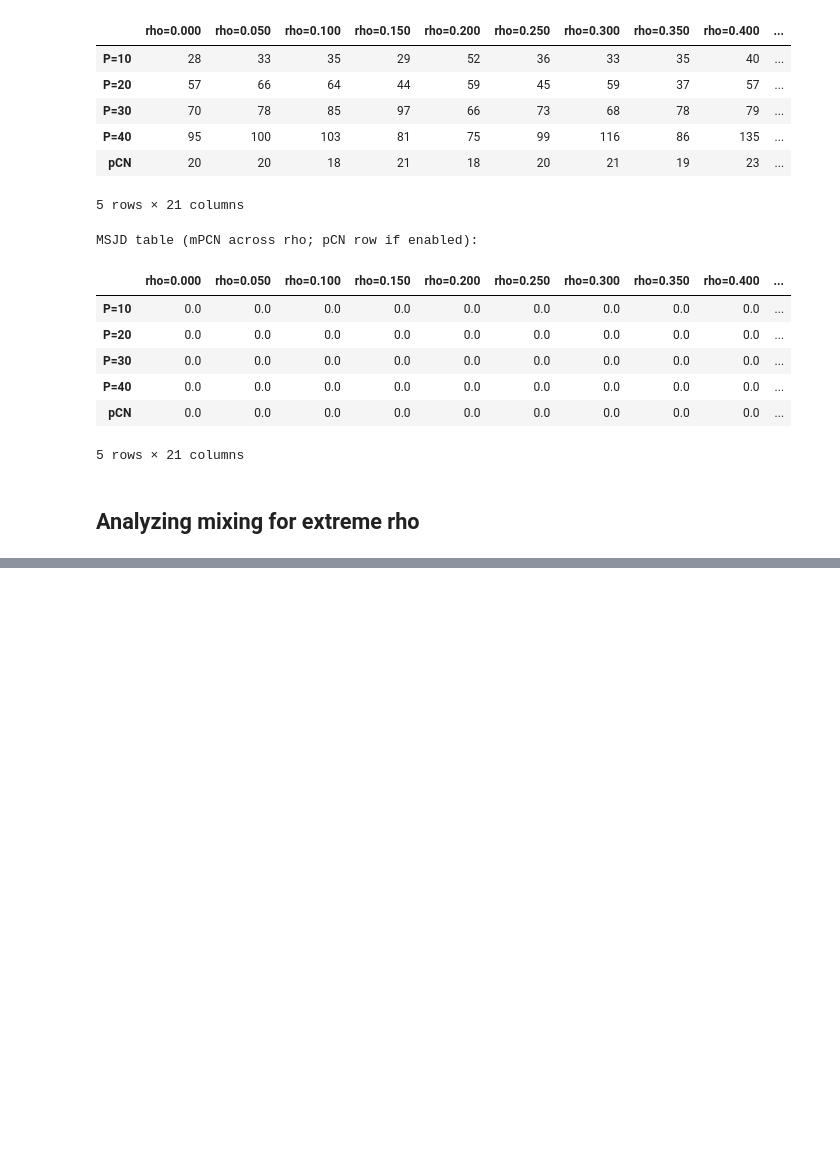
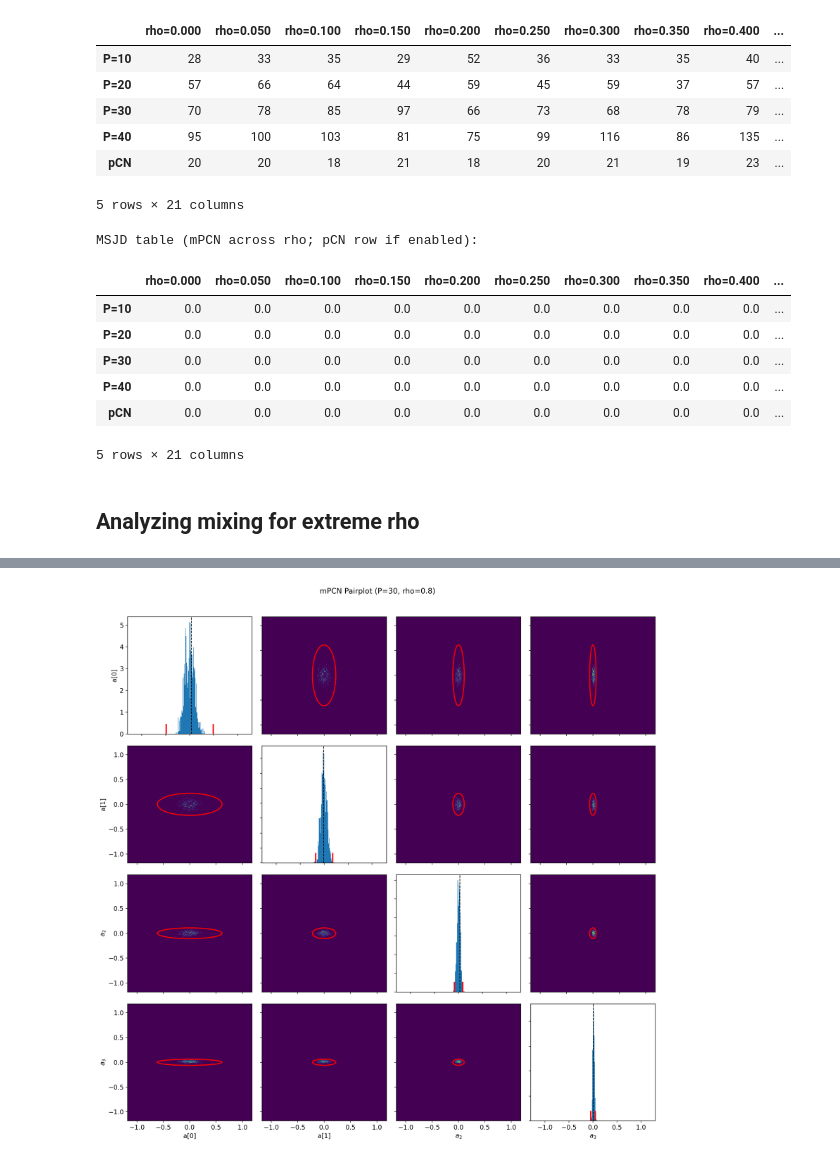
Before and after one commit to guillerminasenn/multiproposal-internal, a Jupyter notebook: notebooks/04_toy_solute_transport_mpcn_P_rho_sweep.ipynb, the cells around one changed output, grey strips where cells are left out. Saved outputs shown, nothing was run; the diff lists cells and outputs as text; code cells hidden in the pictures; blank space fills up the shorter version.

Commit message:
saving plots

```diff
--- a/notebooks/04_toy_solute_transport_mpcn_P_rho_sweep.ipynb
+++ b/notebooks/04_toy_solute_transport_mpcn_P_rho_sweep.ipynb
@@ -73,7 +73,7 @@ sigma: 0.5
 obs_config: central_modes
 # %%
 # Sweep configuration
-n_iters = 50000
+n_iters = 300000
 P_list = [10, 20, 30, 40]
 M_list = P_list
 rho_list = [round(val, 3) for val in np.arange(0, 1.01, 0.05)]
@@ -1460,17 +1183,0 @@ def build_problem_for_dim(dim, shared_draws):
-# %%
-shared_draws = build_shared_draws(
-    d_max=d,
-    kappa=kappa,
-    sigma=sigma,
-    alpha=alpha,
-    gamma=gamma,
-    tau2=tau2,
-    offset=1.0,
-    a_mode='prior' if use_prior_A else a_mode,
-    seed=shared_draws_seed,
-)
-problem, a_init, data = build_problem_for_dim(d, shared_draws)
-x0 = a_init.copy()
-
-print('Shared draws ready with d:', d)
-print('Initial x0 norm:', np.linalg.norm(x0))
@@ -1766,67 +1185,40 @@ for P in P_list:
 # Pairplots for a selected P and rho
 from multiproposal.plotting.diagnostics import make_hist_grid_comps
 
-P_pair = 40
+P_pair = 30
 rho_pair = 0.8
 
 comp_list = [0, 1, 2, 3]
 comp_list = [idx for idx in comp_list if idx < problem.dim]
 if len(comp_list) < 2:
     raise ValueError('Need at least two parameters for pairplots.')
 
 post_chain_mpcn = results['mpcn'][P_pair][rho_pair]['chain'][burn_in:]
-post_chain_mess_uniform = results['mess_uniform'][P_pair]['chain'][burn_in:]
-post_chain_mess_euclid = results['mess_euclid_sq'][P_pair]['chain'][burn_in:]
+# post_chain_mess_uniform = results['mess_uniform'][P_pair]['chain'][burn_in:]
+# post_chain_mess_euclid = results['mess_euclid_sq'][P_pair]['chain'][burn_in:]
 
-combined = np.vstack([post_chain_mpcn, post_chain_mess_uniform, post_chain_mess_euclid])
+# combined = np.vstack([post_chain_mpcn, post_chain_mess_uniform, post_chain_mess_euclid])
+combined = np.vstack([post_chain_mpcn])
 R = 3 * np.max(np.abs(combined))
 dr = 0.01
 
 prior_cov = np.diag(data['prior_diag'])
 label_map = {comp_list[0]: f'a[{comp_list[0]}]', comp_list[1]: f'a[{comp_list[1]}]'}
 true_values = data.get('a_true', None)
 
 _ = make_hist_grid_comps(
     R=R,
     dr=dr,
     samples=post_chain_mpcn,
     comp_list=comp_list,
-    save_path=None,
+    save_path=reports_dir / f'solute_transport_mpcn_pairplot_P{P_pair}_rho{rho_pair:.2f}_seed{seed_base}.png',
     C=prior_cov,
     beta=0.95,
     hide_plot=False,
     label_map=label_map,
     font_size=12,
     title=f'mPCN Pairplot (P={P_pair}, rho={rho_pair:.1f})',
     true_values=true_values,
  )
-
-_ = make_hist_grid_comps(
-    R=R,
-    dr=dr,
-    samples=post_chain_mess_uniform,
-    comp_list=comp_list,
-    save_path=None,
-    C=prior_cov,
-    beta=0.95,
-    hide_plot=False,
-    label_map=label_map,
-    font_size=12,
-    title=f'MESS uniform Pairplot (M={P_pair})',
-    true_values=true_values,
- )
-
-_ = make_hist_grid_comps(
-    R=R,
-    dr=dr,
-    samples=post_chain_mess_euclid,
-    comp_list=comp_list,
-    save_path=None,
-    C=prior_cov,
-    beta=0.95,
-    hide_plot=False,
-    label_map=label_map,
-    font_size=12,
-    title=f'MESS euclid^2 Pairplot (M={P_pair})',
-    true_values=true_values,
- )
+# %% [output]
+[figure, added]
```
Also changed, not shown: parts of 18 cells of this notebook, 13 other files.
